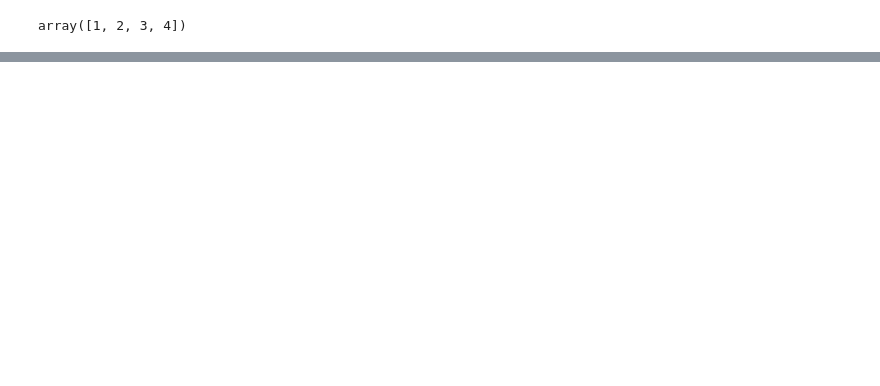
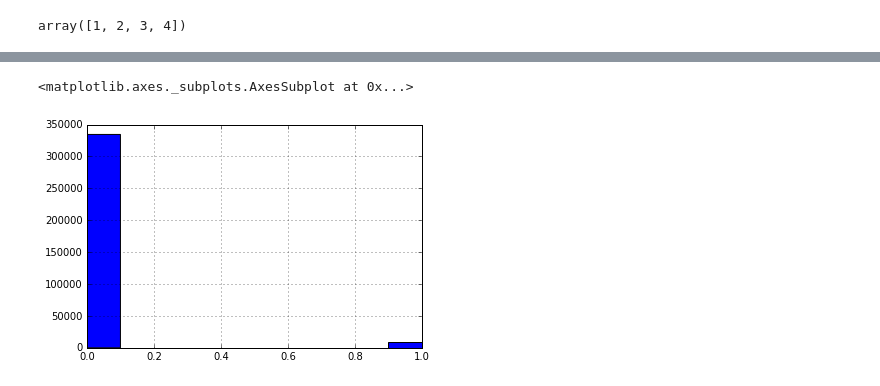
Before and after one commit to openwsn-berkeley/connectivity, a Jupyter notebook: Analysis.ipynb, the cells around one changed output, grey strips where cells are left out. Drawn from its saved outputs; the diff is of its cells as text; code cells hidden in the pictures; blank space fills up the shorter version.

```diff
--- a/Analysis.ipynb
+++ b/Analysis.ipynb
@@ -99,0 +142,5 @@ df.groupby(["MAC", "seq"], sort=True).size().hist()
+# %%
+df.wraps.hist()
+# %% [output]
+<matplotlib.axes._subplots.AxesSubplot at 0x...>
+[figure, added]
```
Also changed, not shown: parts of 11 cells of this notebook.
